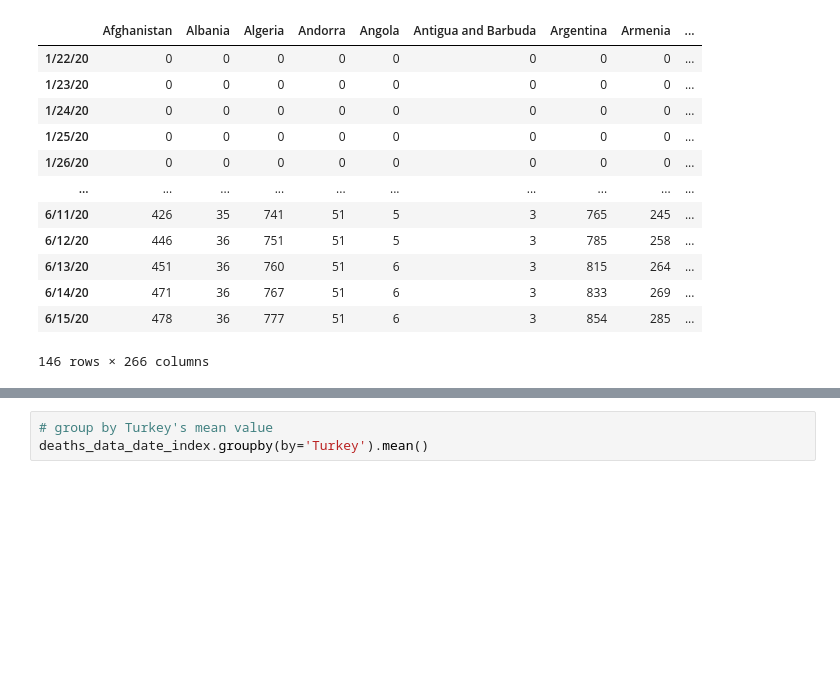
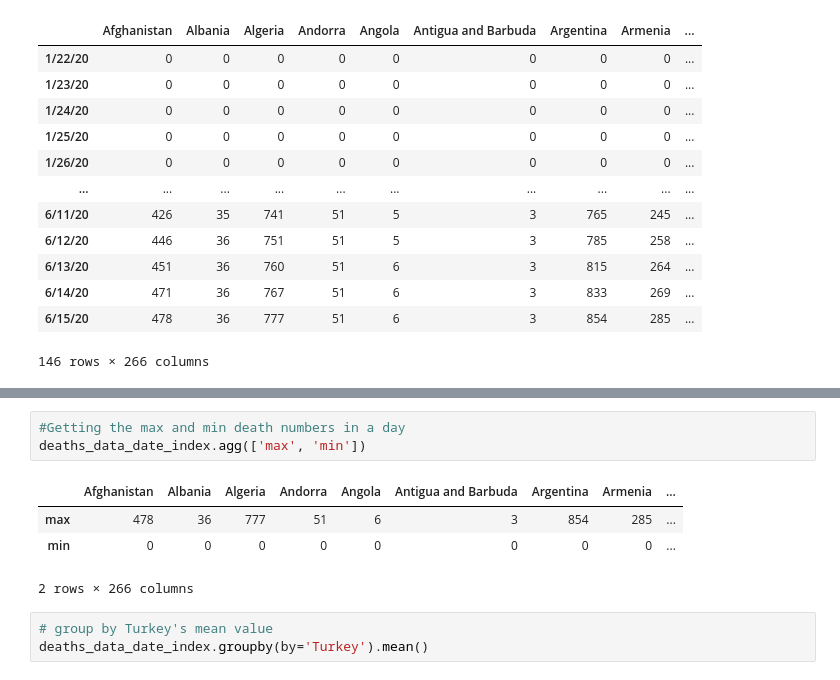
Before and after one commit to AslihanYoldas/Ada-Lovelace-Academy-Data-Science-Applications, a Jupyter notebook: exercise/week-2-exercise.ipynb, the cells around one changed output, grey strips where cells are left out. Saved outputs shown, nothing was run; the diff lists cells and outputs as text; blank space fills up the shorter version.

```diff
--- a/exercise/week-2-exercise.ipynb
+++ b/exercise/week-2-exercise.ipynb
@@ -792,3 +855,11 @@ deaths_data_date_index
+# %%
+#Getting the max and min death numbers in a day
+deaths_data_date_index.agg(['max', 'min'])
+# %% [output]
+|  | Afghanistan | Albania | Algeria | Andorra | Angola | Antigua and Barbuda | Argentina | Armenia | ... |
+| max | 478 | 36 | 777 | 51 | 6 | 3 | 854 | 285 | ... |
+| min | 0 | 0 | 0 | 0 | 0 | 0 | 0 | 0 | ... |
+2 rows × 266 columns
 # %%
 # group by Turkey's mean value
 deaths_data_date_index.groupby(by='Turkey').mean()
```
Also changed, not shown: parts of 4 cells of this notebook.
